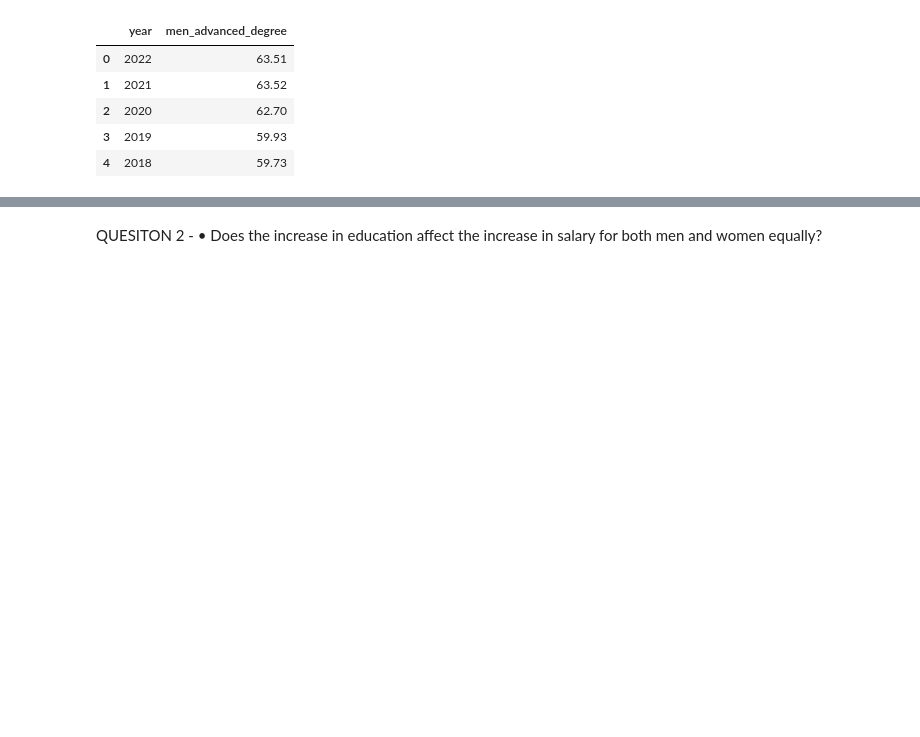
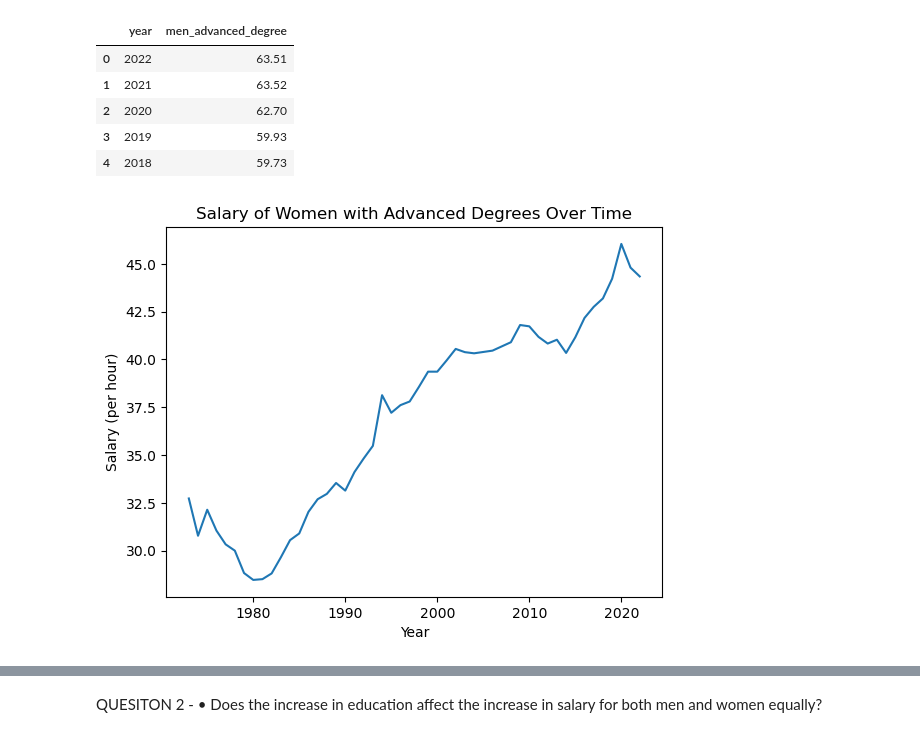
Before and after one commit to Crashapple/Project_1, a Jupyter notebook: Project1.ipynb, the cells around one changed output, grey strips where cells are left out. Saved outputs shown, nothing was run; the diff lists cells and outputs as text; code cells hidden in the pictures; blank space fills up the shorter version.

Commit message:
Generate Line plots

```diff
--- a/Project1.ipynb
+++ b/Project1.ipynb
@@ -67,3 +67,13 @@ men_with_advanced_degree.head()
 | 2 | 2020 | 62.70 |
 | 3 | 2019 | 59.93 |
 | 4 | 2018 | 59.73 |
+# %%
+# Generate a line plot of the salaries of women with advanced degrees over time.
+
+plt.plot(women_with_advanced_degree['year'],women_with_advanced_degree['women_advanced_degree'])
+plt.xlabel('Year')
+plt.ylabel('Salary (per hour)')
+plt.title('Salary of Women with Advanced Degrees Over Time')
+plt.show()
+# %% [output]
+[figure, added]
```
Also changed, not shown: parts of 1 cell of this notebook.
